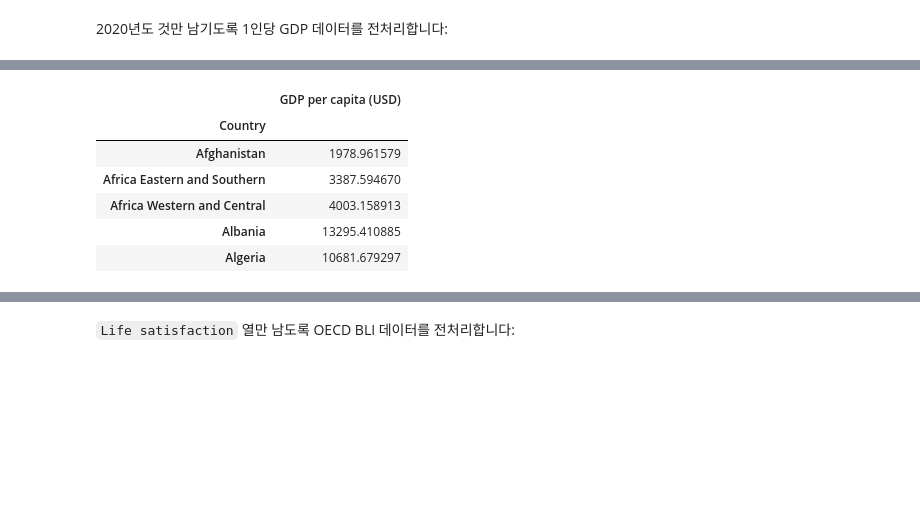
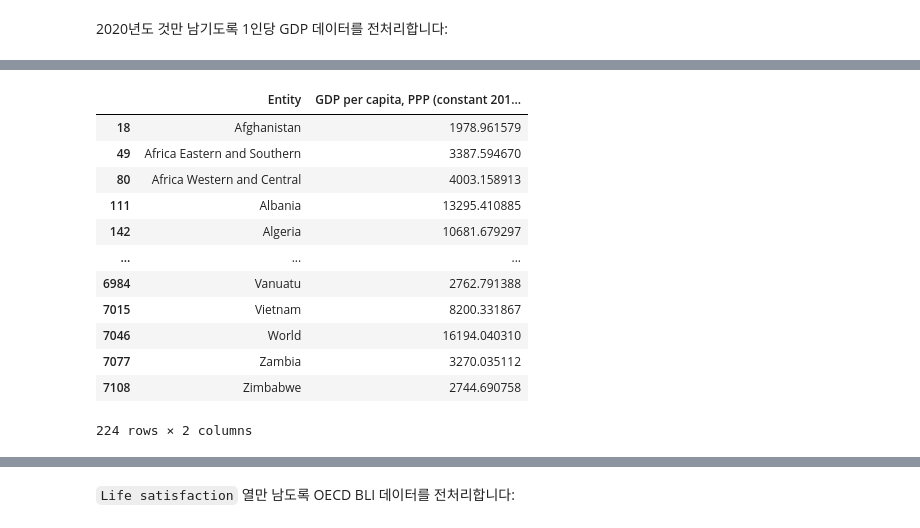
Before and after one commit to Shk-tech/my-colab-learning-material, a Jupyter notebook: Copy_of_01_the_machine_learning_landscape.ipynb, the cells around one changed output, grey strips where cells are left out. Drawn from its saved outputs; the diff is of its cells as text; code cells hidden in the pictures; blank space fills up the shorter version.

```diff
--- a/Copy_of_01_the_machine_learning_landscape.ipynb
+++ b/Copy_of_01_the_machine_learning_landscape.ipynb
@@ -347,19 +419,22 @@ oecd[con]
 # %%
 gdp_year = 2020
 gdppc_col = "GDP per capita (USD)"
 lifesat_col = "Life satisfaction"
 
 gdp_per_capita = gdp_per_capita[gdp_per_capita["Year"] == gdp_year]
 gdp_per_capita = gdp_per_capita.drop(["Code", "Year"], axis=1)
-gdp_per_capita.columns = ["Country", gdppc_col]
-gdp_per_capita.set_index("Country", inplace=True)
-
-gdp_per_capita.head()
+gdp_per_capita
 # %% [output]
-|  | GDP per capita (USD) |
-| Country |  |
-| Afghanistan | 1978.961579 |
-| Africa Eastern and Southern | 3387.594670 |
-| Africa Western and Central | 4003.158913 |
-| Albania | 13295.410885 |
-| Algeria | 10681.679297 |
+|  | Entity | GDP per capita, PPP (constant 201... |
+| 18 | Afghanistan | 1978.961579 |
+| 49 | Africa Eastern and Southern | 3387.594670 |
+| 80 | Africa Western and Central | 4003.158913 |
+| 111 | Albania | 13295.410885 |
+| 142 | Algeria | 10681.679297 |
+| ... | ... | ... |
+| 6984 | Vanuatu | 2762.791388 |
+| 7015 | Vietnam | 8200.331867 |
+| 7046 | World | 16194.040310 |
+| 7077 | Zambia | 3270.035112 |
+| 7108 | Zimbabwe | 2744.690758 |
+224 rows × 2 columns
```
Also changed, not shown: parts of 9 cells of this notebook.
